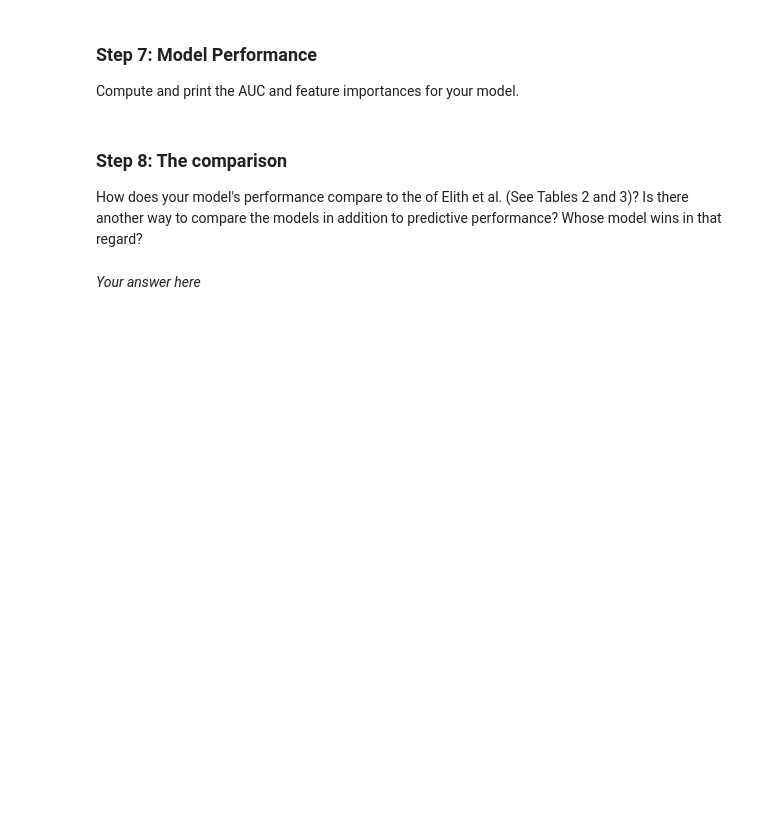
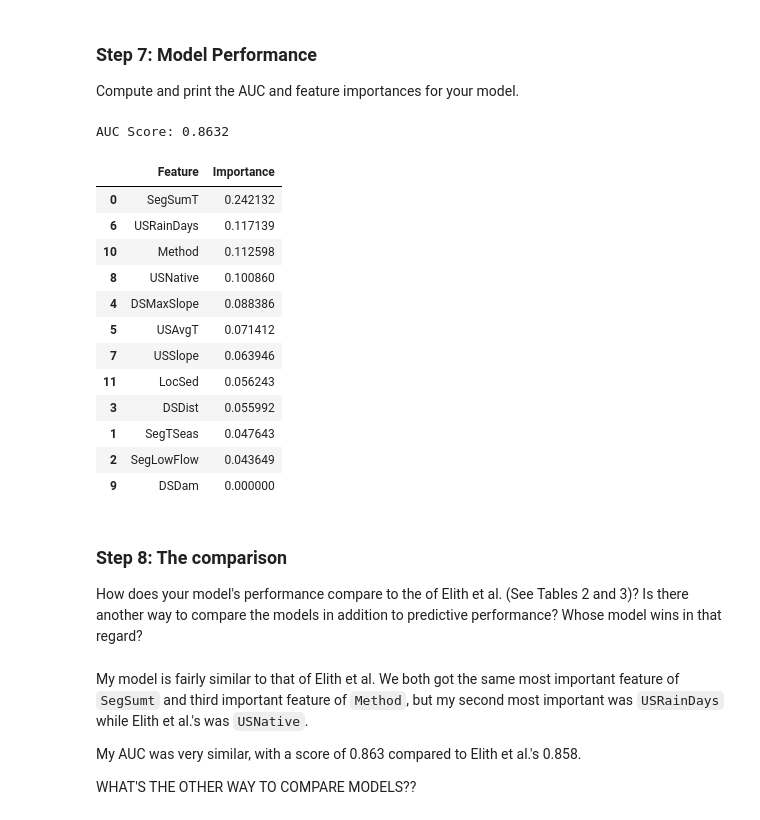
Before and after one commit to haylee360/EDS232-labs, a Jupyter notebook: Week7/Lab7-xgb-eels.ipynb, the cells around one changed output. Cells and saved outputs as stored; diff of their text form; code cells hidden in the pictures; blank space fills up the shorter version.

```diff
--- a/Week7/Lab7-xgb-eels.ipynb
+++ b/Week7/Lab7-xgb-eels.ipynb
@@ -256,6 +262,7 @@ RandomizedSearchCV(cv=3,
                                         'min_child_weight': <scipy.stats._distn_infrastructure.rv_discrete_frozen object at 0x...>},
                    random_state=808, scoring='accuracy', verbose=False)
 # %%
-best_params = random_search.best_params_
-print()
+# Print best tree parameters
+best_tree_params = rs2.best_params_
+print(f"Best tree parameters: {best_tree_params}")
 # %% [output]
@@ -275,7 +282,7 @@ We again use `RandomizedSearchCV` to find the best combination of these paramete
 xgb4 = XGBClassifier(
     n_estimators=best_ntrees,
     learning_rate=best_lr,
-    **random_search.best_params_,
+    **best_tree_params,
     early_stopping_rounds=50,
     eval_metric="logloss",
     random_state=808)
@@ -290,11 +297,11 @@ param_dist3 = {
 }
 
 # Set up RandomizedSearchCV
-random_search = RandomizedSearchCV(
+rs3 = RandomizedSearchCV(
     xgb4, param_dist3, n_iter=20, scoring='accuracy',
     cv=3, verbose=False, random_state=808
 )
 
 # Run random search
-random_search.fit(X_train, y_train, eval_set=[(X_val, y_val)])
+rs3.fit(X_train, y_train, eval_set=[(X_val, y_val)])
 # %% [output]
@@ -301,0 +342,4 @@ AttributeError: 'RandomizedSearchCV' object has no attribute 'best_params_'
+# %%
+# Print best stochastic parameters
+best_stochastic_params = rs3.best_params_
+print(f"Best stochastic parameters: {best_stochastic_params}")
@@ -312,7 +366,7 @@ With the best hyperparameters selected, we now train the final model on the full
 # %%
 # Assign features
-X_eval= eval_data.drop('Angaus', axis=1)
-y_eval = eval_data['Angaus']
+X_eval= eval_data.drop('Angaus_obs', axis=1)
+y_eval = eval_data['Angaus_obs']
 
 # Encode categorical variable with LE
 le = LabelEncoder()
@@ -322,11 +376,12 @@ X_eval['Method'] = le.fit_transform(X_eval['Method'])
 xgb5 = XGBClassifier(
     n_estimators=best_ntrees,
     learning_rate=best_lr,
-    **random_search.best_params_,
+    **best_tree_params,
+    **best_stochastic_params,
     early_stopping_rounds=50,
     eval_metric="logloss",
     random_state=808)
 
 # Fit model
-xgb5.fit(X_train, y_train)
+xgb5.fit(X_train, y_train, eval_set=[(X_val, y_val)])
 preds = xgb5.predict(X_eval)
@@ -335,14 +408,50 @@ preds = xgb5.predict(X_eval)
 
 Compute and print the AUC and feature importances for your model.
 # %%
-# Calculate ROC Curve
-fpr, tpr, _ = roc_curve(y_test, bagging.predict_proba(X_test)[:,1])
+# Get probability predictions
+pred_probs = xgb5.predict_proba(X_eval)[:, 1]
 
-# Calculate AUC
-roc_auc = auc(fpr, tpr)
-roc_auc
+# Calculate ROC score
+auc_score = roc_auc_score(y_eval, pred_probs)
+print(f"AUC Score: {auc_score:.4f}")
+# %% [output]
+AUC Score: 0.8632
+# %%
+# Get feature importance
+feature_importance = pd.DataFrame({'Feature': X_train.columns, 'Importance': xgb5.feature_importances_})
+
+# Sort by importance
+feature_importance = feature_importance.sort_values(by="Importance", ascending=False)
+feature_importance
+
+# Visualize importance
+# plt.figure(figsize=(10, 6))
+# plt.barh(feature_importance['Feature'], feature_importance['Importance'], color='darkgreen')
+# plt.xlabel("Feature Importance")
+# plt.ylabel("Features")
+# plt.title("XGBoost Feature Importance")
+# plt.gca().invert_yaxis()
+# plt.show()
+# %% [output]
+|  | Feature | Importance |
+| 0 | SegSumT | 0.242132 |
+| 6 | USRainDays | 0.117139 |
+| 10 | Method | 0.112598 |
+| 8 | USNative | 0.100860 |
+| 4 | DSMaxSlope | 0.088386 |
+| 5 | USAvgT | 0.071412 |
+| 7 | USSlope | 0.063946 |
+| 11 | LocSed | 0.056243 |
+| 3 | DSDist | 0.055992 |
+| 1 | SegTSeas | 0.047643 |
+| 2 | SegLowFlow | 0.043649 |
+| 9 | DSDam | 0.000000 |
 # %% [markdown]
 ### Step 8: The comparison
 How does your model's performance compare to the of Elith et al. (See Tables 2 and 3)?  Is there another way to compare the models in addition to predictive performance?  Whose model wins in that regard?
 # %% [markdown]
-*Your answer here*
+My model is fairly similar to that of Elith et al. We both got the same most important feature of `SegSumt` and third important feature of `Method`, but my second most important was `USRainDays` while Elith et al.'s was `USNative`.
+
+My AUC was very similar, with a score of 0.863 compared to Elith et al.'s 0.858.
+
+WHAT'S THE OTHER WAY TO COMPARE MODELS??
```
Also changed, not shown: parts of 10 cells of this notebook.
